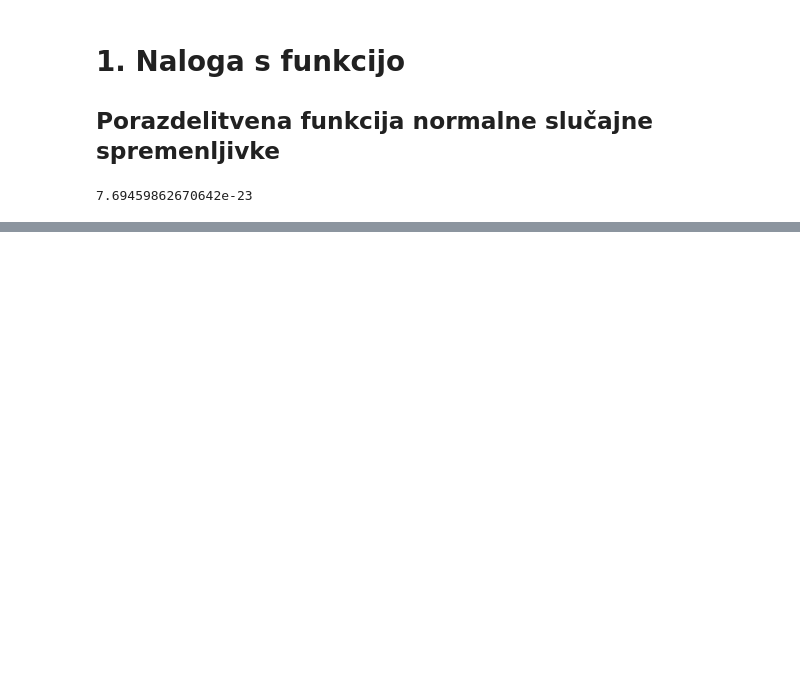
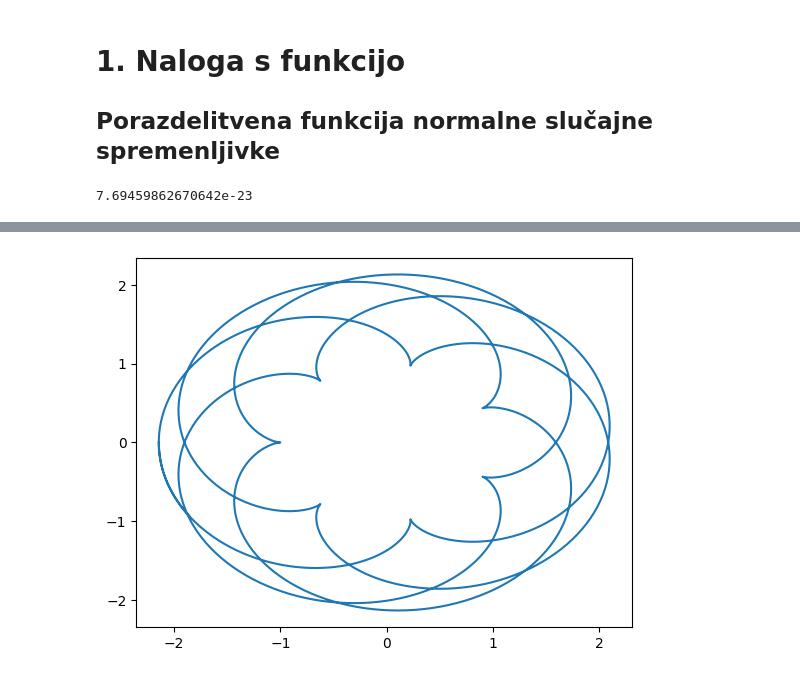
Before and after one commit to gregorkovac/numericna-integracija, a Jupyter notebook: demo.ipynb, the cells around one changed output, grey strips where cells are left out. Cells and saved outputs as stored; diff of their text form; code cells hidden in the pictures; blank space fills up the shorter version.

```diff
--- a/demo.ipynb
+++ b/demo.ipynb
@@ -20,0 +60,15 @@ KeyboardInterrupt:
+# %%
+p = np.linspace(0, 70, 1000)
+
+a = 1
+b = - 11/7
+
+res = h(p)
+
+plt.plot(res[0], res[1])
+
+hipotrohoida(a, b, 70)
+
+plt.show()
+# %% [output]
+[figure, added]
```
Also changed, not shown: parts of 5 cells of this notebook, 1 other file.
